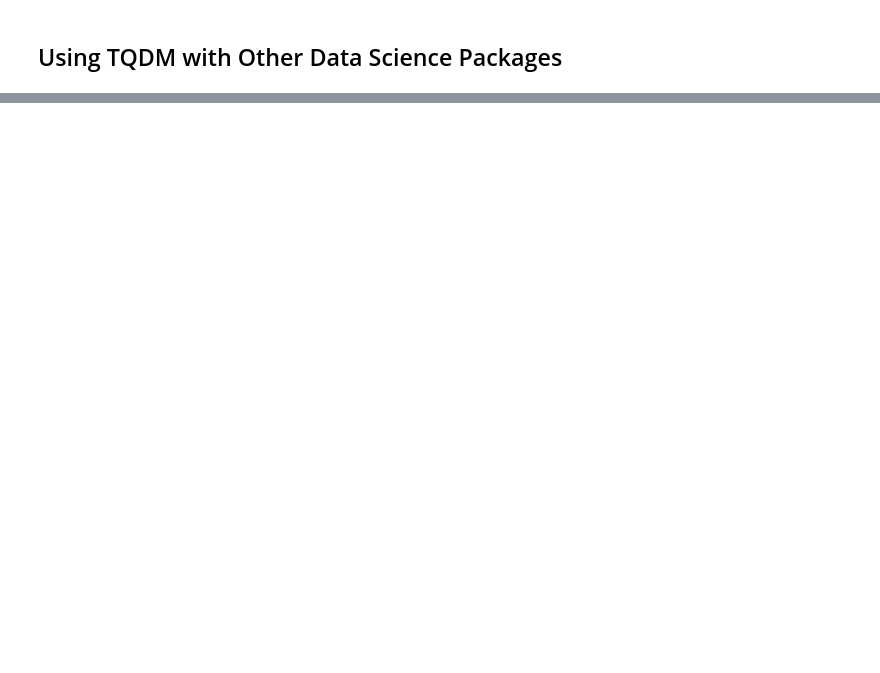
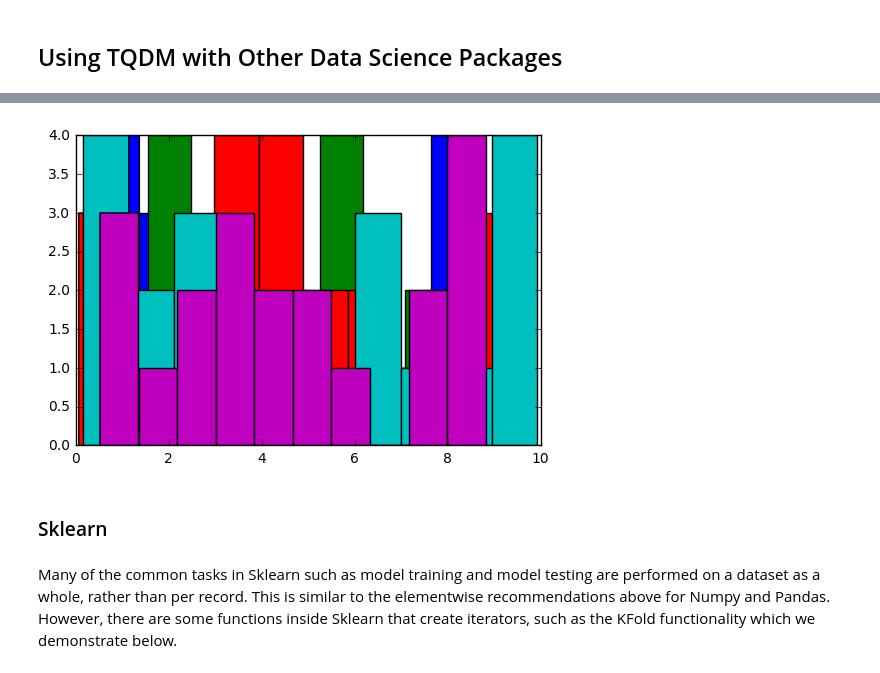
Before and after one commit to jakechen/tqdm_datasci_tutorial, a Jupyter notebook: tqdm_demo.ipynb, the cells around one changed output, grey strips where cells are left out. Drawn from its saved outputs; the diff is of its cells as text; code cells hidden in the pictures; blank space fills up the shorter version.

```diff
--- a/tqdm_demo.ipynb
+++ b/tqdm_demo.ipynb
@@ -41,0 +100,7 @@ print evens[:50]
+# %%
+# generate a random dataset with 2 variables: one numerical and one categorical
+import pandas as pd
+data = {'x1':np.random.uniform(0,10,100),
+        'x2':range(5)*20}
+df = pd.DataFrame(data)
+print df.head(10)
@@ -41,0 +119,17 @@ print evens[:50]
+# %%
+# loop through each category and plot a histogram of x1
+# useful for creating a saving graphs for multiple categories
+import matplotlib.pyplot as plt
+%matplotlib inline
+categories = df.x2.unique()
+for cat in tqdm_notebook(categories):
+    vals = df.ix[df.x2==cat, 'x1']
+    plt.hist(vals)
+    time.sleep(0.1)
+    # plt.savefig('./cat_{}_graph.png'.format(cat))
+# %% [output]
+[figure, added]
+# %% [markdown]
+### Sklearn
+# %% [markdown]
+Many of the common tasks in Sklearn such as model training and model testing are performed on a dataset as a whole, rather than per record. This is similar to the elementwise recommendations above for Numpy and Pandas. However, there are some functions inside Sklearn that create iterators, such as the KFold functionality which we demonstrate below.
```
Also changed, not shown: parts of 21 cells of this notebook.
